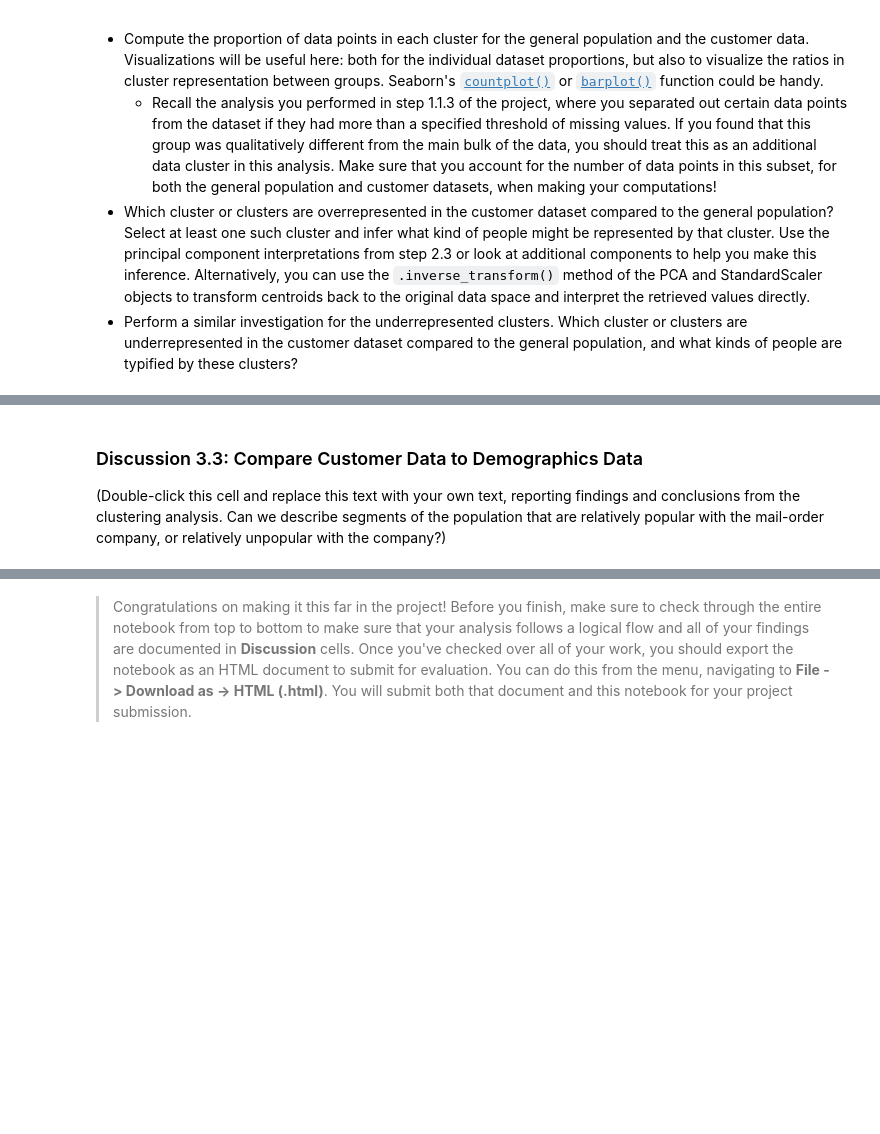
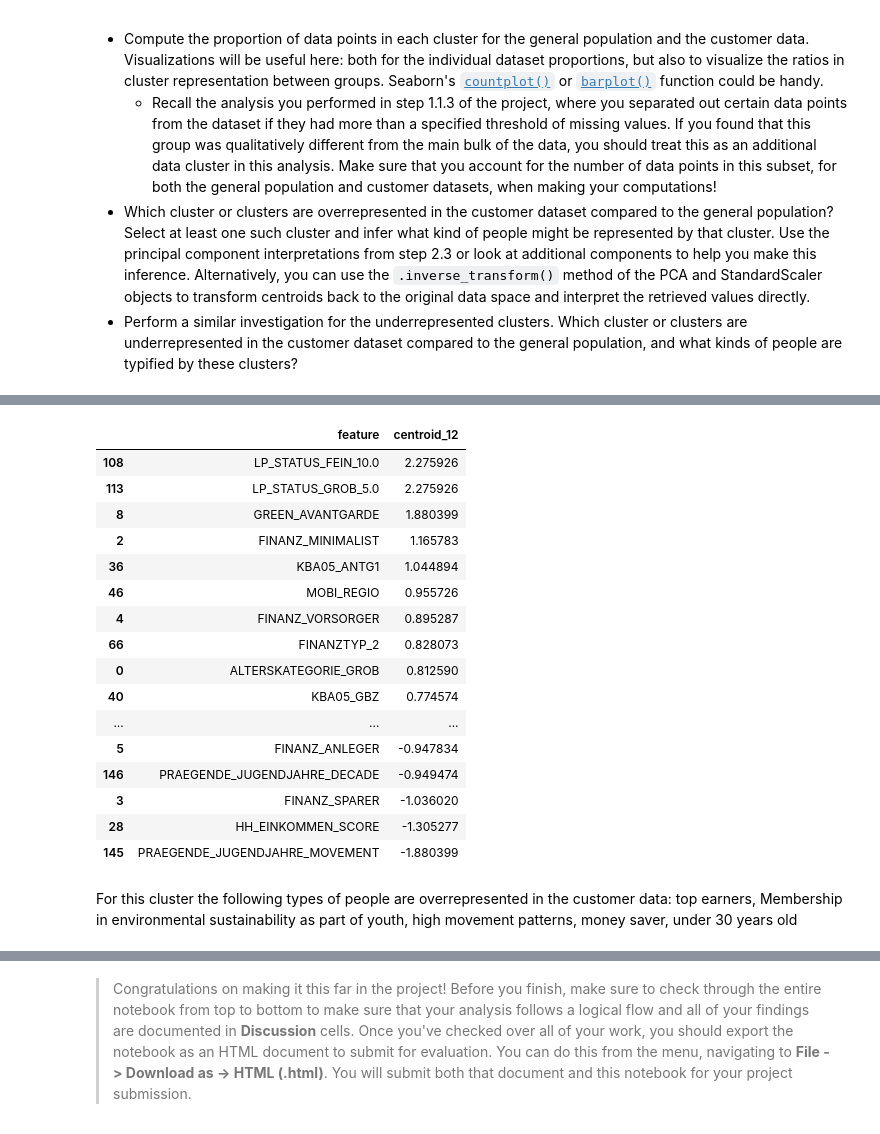
Before and after one commit to diggooddodg/Identify-customer-segments, a Jupyter notebook: Identify_Customer_Segments.ipynb, the cells around one changed output, grey strips where cells are left out. Drawn from its saved outputs; the diff is of its cells as text; code cells hidden in the pictures; blank space fills up the shorter version.

```diff
--- a/Identify_Customer_Segments.ipynb
+++ b/Identify_Customer_Segments.ipynb
@@ -1726,6 +1772,31 @@ Take a look at the following points in this step:
 # %%
 # What kinds of people are part of a cluster that is overrepresented in the
 # customer data compared to the general population?
+scaled_centroid12 = pca_mod.inverse_transform(model.cluster_centers_[12])
+# %%
+#create dataframe comparing features with centroid results
+over=pd.DataFrame({"feature":list(customers_clean),"centroid_12":scaled_centroid12}).sort_values("centroid_12", ascending=False)
+over
+# %% [output]
+|  | feature | centroid_12 |
+| 108 | LP_STATUS_FEIN_10.0 | 2.275926 |
+| 113 | LP_STATUS_GROB_5.0 | 2.275926 |
+| 8 | GREEN_AVANTGARDE | 1.880399 |
+| 2 | FINANZ_MINIMALIST | 1.165783 |
+| 36 | KBA05_ANTG1 | 1.044894 |
+| 46 | MOBI_REGIO | 0.955726 |
+| 4 | FINANZ_VORSORGER | 0.895287 |
+| 66 | FINANZTYP_2 | 0.828073 |
+| 0 | ALTERSKATEGORIE_GROB | 0.812590 |
+| 40 | KBA05_GBZ | 0.774574 |
+| ... | ... | ... |
+| 5 | FINANZ_ANLEGER | -0.947834 |
+| 146 | PRAEGENDE_JUGENDJAHRE_DECADE | -0.949474 |
+| 3 | FINANZ_SPARER | -1.036020 |
+| 28 | HH_EINKOMMEN_SCORE | -1.305277 |
+| 145 | PRAEGENDE_JUGENDJAHRE_MOVEMENT | -1.880399 |
+# %% [markdown]
+For this cluster the following types of people are overrepresented in the customer data: top earners, Membership in environmental sustainability as part of youth, high movement patterns, money saver, under 30 years old
 # %%
 # What kinds of people are part of a cluster that is underrepresented in the
 # customer data compared to the general population?
@@ -1732,4 +1803,0 @@ Take a look at the following points in this step:
-# %% [markdown]
-### Discussion 3.3: Compare Customer Data to Demographics Data
-
-(Double-click this cell and replace this text with your own text, reporting findings and conclusions from the clustering analysis. Can we describe segments of the population that are relatively popular with the mail-order company, or relatively unpopular with the company?)
```
Also changed, not shown: parts of 20 cells of this notebook, 1 other file.
